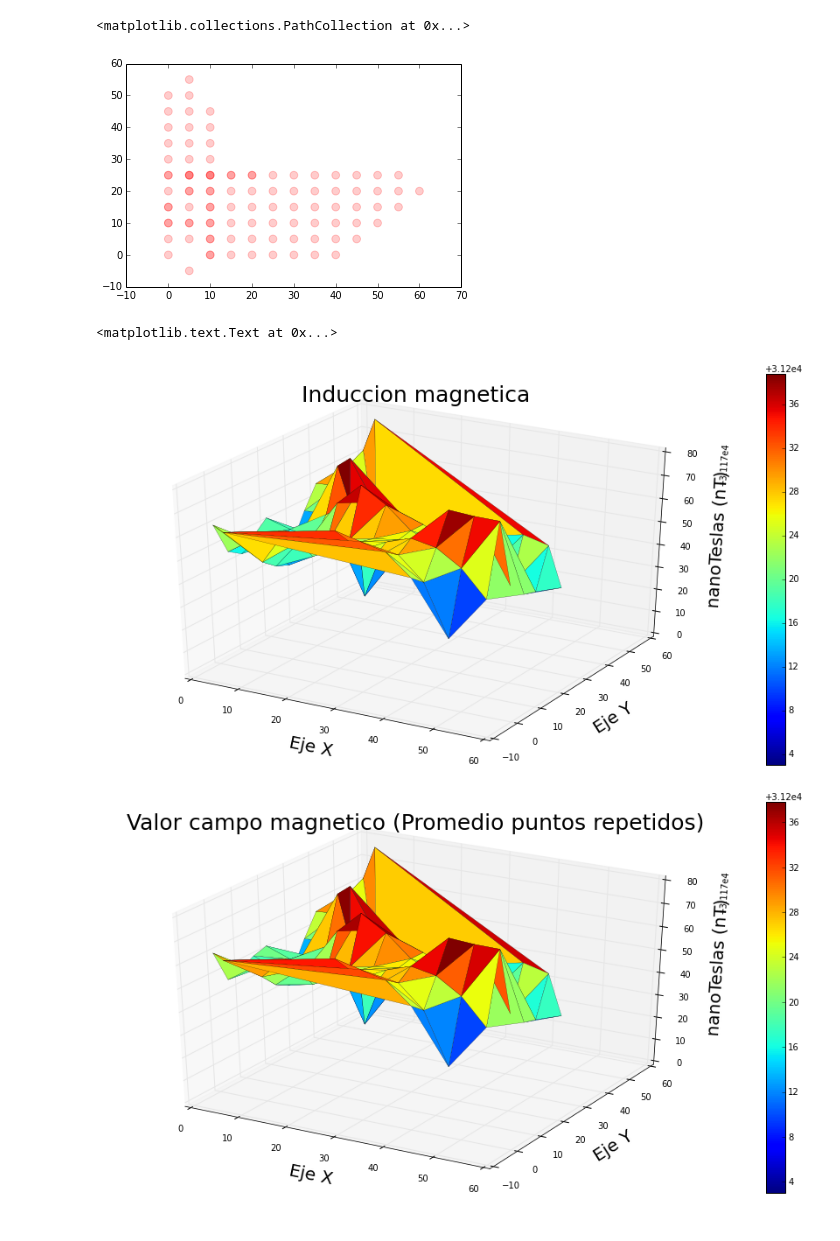
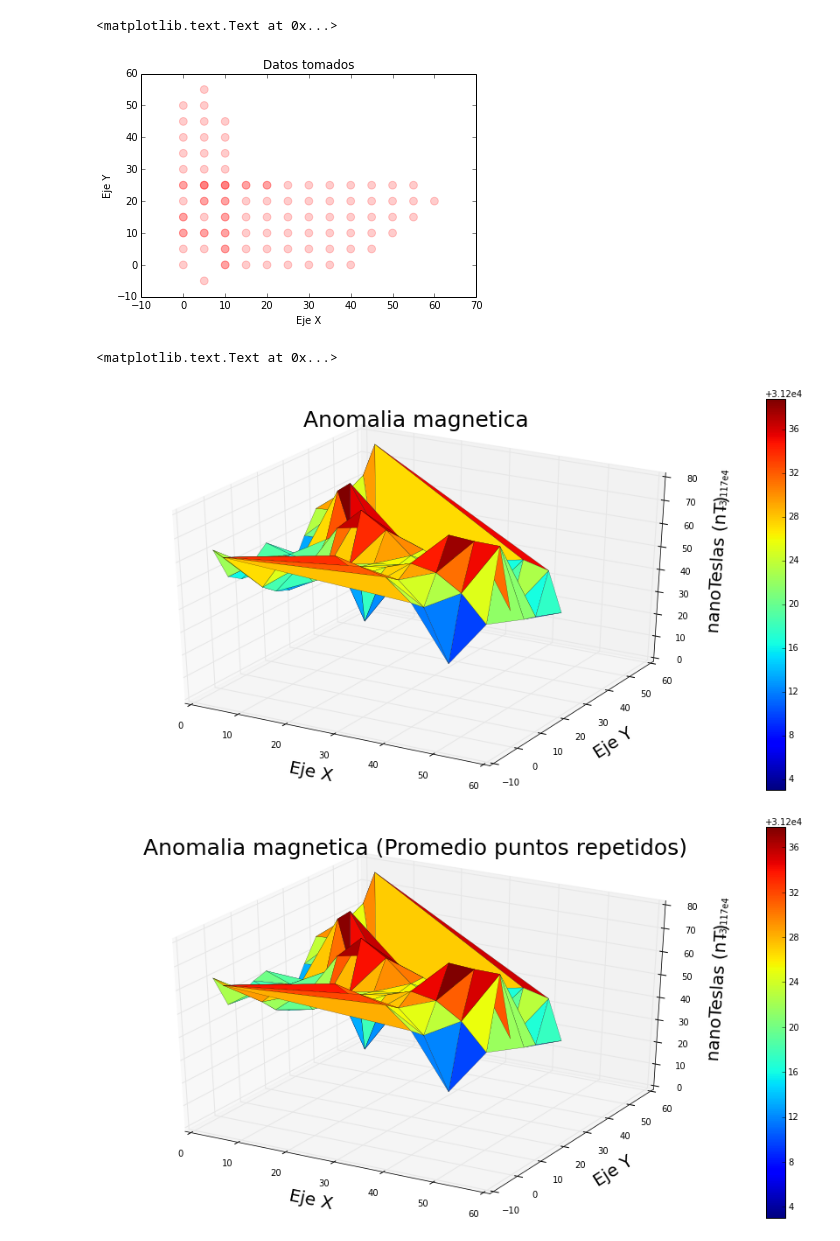
Before and after one commit to SbastianGarzon/FieldWork_DataAnalysis, a Jupyter notebook: Magnetometry/Magnetometria_GrupoI.ipynb, the cells around one changed output. Drawn from its saved outputs; the diff is of its cells as text; code cells hidden in the pictures.

```diff
--- a/Magnetometry/Magnetometria_GrupoI.ipynb
+++ b/Magnetometry/Magnetometria_GrupoI.ipynb
@@ -59,9 +57,12 @@ for i in range (0,size(nombresUnicos)):
     FD.write(str(Xfinal[i])+' '+str(Yfinal[i])+' '+str(Promedio[i])+'\n')
 # %%
 scatter(x,y,alpha=.20,s=60,color='red')
+plt.xlabel('Eje X')
+plt.ylabel('Eje Y')
+plt.title('Datos tomados')
 # %% [output]
-<matplotlib.collections.PathCollection at 0x...>
+<matplotlib.text.Text at 0x...>
-[figure, old version]
+[figure, new version]
 # %%
 fig = plt.figure(figsize=(16,8))
 ax = fig.gca(projection='3d')
@@ -70,10 +71,10 @@ c2 = fig.colorbar(p)
 ax.set_xlabel(r'Eje X', fontsize=20)
 ax.set_ylabel(r'Eje Y', fontsize=20)
 ax.set_zlabel(r'nanoTeslas (nT)', fontsize=20)
-ax.set_title(r'Induccion magnetica ',fontsize=25)
+ax.set_title(r'Anomalia magnetica ',fontsize=25)
 # %% [output]
 <matplotlib.text.Text at 0x...>
-[figure, old version]
+[figure, new version]
 # %%
 fig = plt.figure(figsize=(16,8))
 ax = fig.gca(projection='3d')
@@ -82,7 +83,7 @@ c1 = fig.colorbar(h)
 ax.set_xlabel(r'Eje X', fontsize=20)
 ax.set_ylabel(r'Eje Y', fontsize=20)
 ax.set_zlabel(r'nanoTeslas (nT)', fontsize=20)
-ax.set_title(r'Valor campo magnetico (Promedio puntos repetidos)',fontsize=25)
+ax.set_title(r'Anomalia magnetica (Promedio puntos repetidos)',fontsize=25)
 plt.show()
 # %% [output]
-[figure, old version]
+[figure, new version]
```
Also changed, not shown: parts of 5 cells of this notebook.
